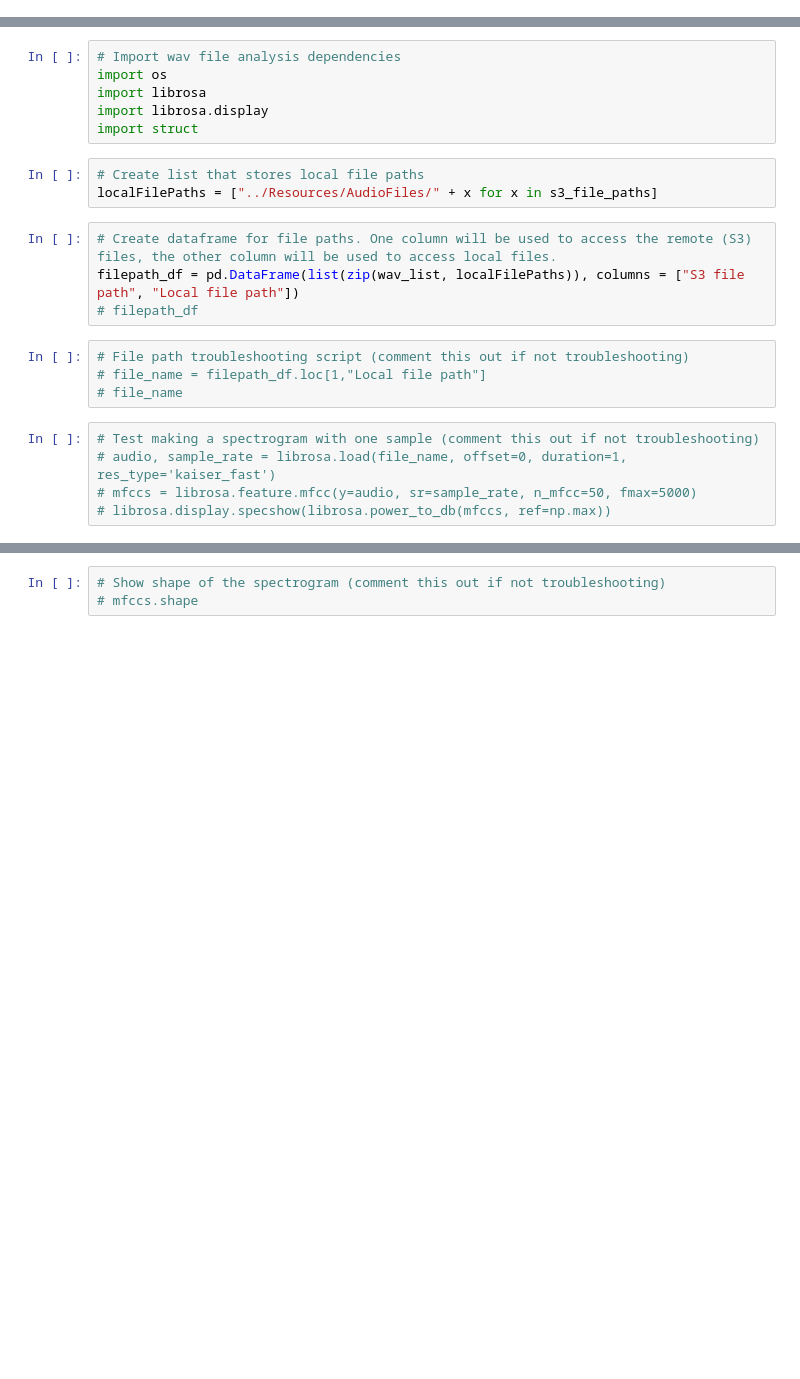
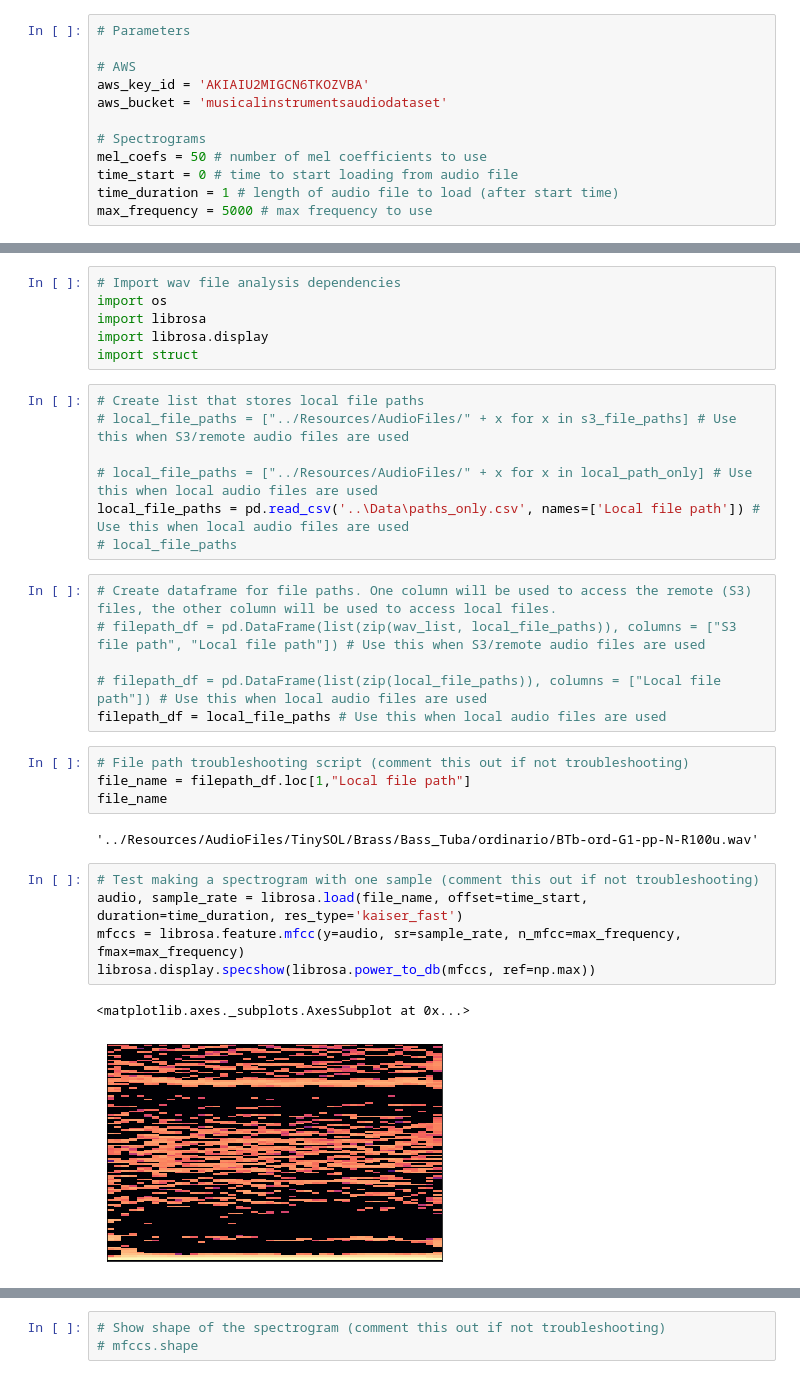
Before and after one commit to susiexia/AI_Music, a Jupyter notebook: Code/ETL.ipynb, the cells around one changed output, grey strips where cells are left out. Saved outputs shown, nothing was run; the diff lists cells and outputs as text; blank space fills up the shorter version.

```diff
--- a/Code/ETL.ipynb
+++ b/Code/ETL.ipynb
@@ -12,4 +12,16 @@ from config import awsS3_key
 # boto3 is a module to read data from S3 bucket in python.
 # You need to install it using (pip3 install boto3)
 import boto3
+# %%
+# Parameters
+
+# AWS
+aws_key_id = 'AKIAIU2MIGCN6TKOZVBA'
+aws_bucket = 'musicalinstrumentsaudiodataset'
+
+# Spectrograms
+mel_coefs = 50 # number of mel coefficients to use
+time_start = 0 # time to start loading from audio file
+time_duration = 1 # length of audio file to load (after start time)
+max_frequency = 5000 # max frequency to use
 # %%
@@ -70,19 +88,30 @@ import os
 import librosa
 import librosa.display
 import struct
-# %%
-# Create list that stores local file paths
-localFilePaths = ["../Resources/AudioFiles/" + x for x in s3_file_paths]
+# %%
+# Create list that stores local file paths
+# local_file_paths = ["../Resources/AudioFiles/" + x for x in s3_file_paths] # Use this when S3/remote audio files are used
+
+# local_file_paths = ["../Resources/AudioFiles/" + x for x in local_path_only] # Use this when local audio files are used
+local_file_paths = pd.read_csv('..\Data\paths_only.csv', names=['Local file path']) # Use this when local audio files are used
+# local_file_paths
 # %%
 # Create dataframe for file paths. One column will be used to access the remote (S3) files, the other column will be used to access local files.
-filepath_df = pd.DataFrame(list(zip(wav_list, localFilePaths)), columns = ["S3 file path", "Local file path"])
-# filepath_df
+# filepath_df = pd.DataFrame(list(zip(wav_list, local_file_paths)), columns = ["S3 file path", "Local file path"]) # Use this when S3/remote audio files are used
+
+# filepath_df = pd.DataFrame(list(zip(local_file_paths)), columns = ["Local file path"]) # Use this when local audio files are used
+filepath_df = local_file_paths # Use this when local audio files are used
 # %%
 # File path troubleshooting script (comment this out if not troubleshooting)
-# file_name = filepath_df.loc[1,"Local file path"]
-# file_name
+file_name = filepath_df.loc[1,"Local file path"]
+file_name
+# %% [output]
+'../Resources/AudioFiles/TinySOL/Brass/Bass_Tuba/ordinario/BTb-ord-G1-pp-N-R100u.wav'
 # %%
 # Test making a spectrogram with one sample (comment this out if not troubleshooting)
-# audio, sample_rate = librosa.load(file_name, offset=0, duration=1, res_type='kaiser_fast')
-# mfccs = librosa.feature.mfcc(y=audio, sr=sample_rate, n_mfcc=50, fmax=5000)
-# librosa.display.specshow(librosa.power_to_db(mfccs, ref=np.max))
+audio, sample_rate = librosa.load(file_name, offset=time_start, duration=time_duration, res_type='kaiser_fast')
+mfccs = librosa.feature.mfcc(y=audio, sr=sample_rate, n_mfcc=max_frequency, fmax=max_frequency)
+librosa.display.specshow(librosa.power_to_db(mfccs, ref=np.max))
+# %% [output]
+<matplotlib.axes._subplots.AxesSubplot at 0x...>
+[figure, added]
```
Also changed, not shown: parts of 55 cells of this notebook, 3 other files.
